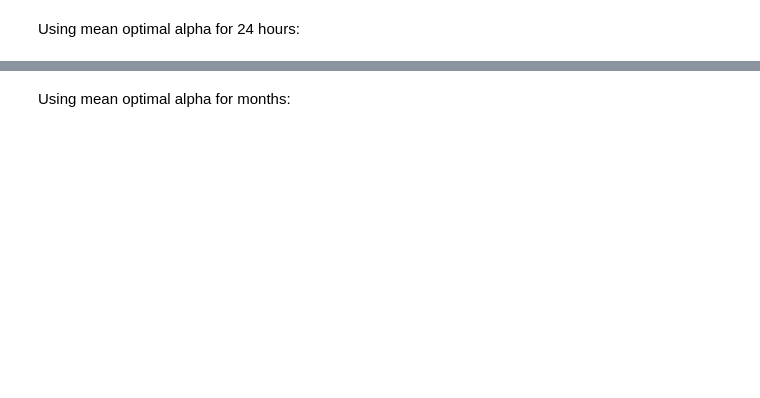
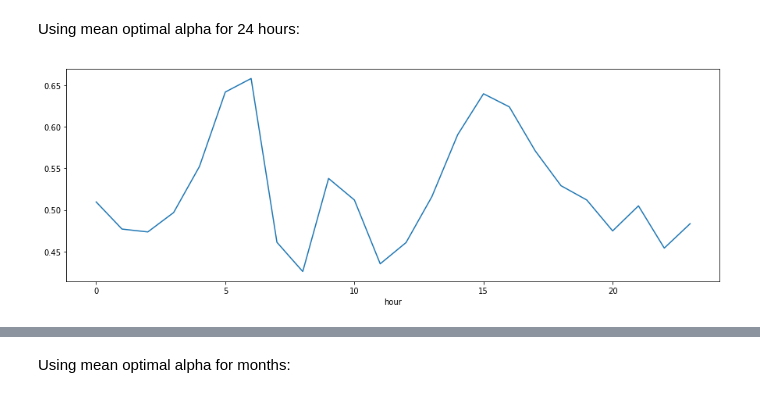
Before and after one commit to lucasblt/ren-elec-markets, a Jupyter notebook: assignment2/assignment2.ipynb, the cells around one changed output, grey strips where cells are left out. Saved outputs shown, nothing was run; the diff lists cells and outputs as text; code cells hidden in the pictures; blank space fills up the shorter version.

```diff
--- a/assignment2/assignment2.ipynb
+++ b/assignment2/assignment2.ipynb
@@ -223,9 +247,9 @@ strategy2_ratio
 # %% [markdown]
 ## Strategy 3 - Probabilistic
 # %%
-alpha2016 = prices2016.drop(columns=['Up', 'Down', 'Balance'])
-alpha2016['pi+'] = (prices2016['DK1'] - prices2016['DK1_down'])
-alpha2016['pi-'] = (prices2016['DK1_up'] - prices2016['DK1'])
+alpha_hist = prices_hist.drop(columns=['Up', 'Down', 'Balance'])
+alpha_hist['pi+'] = (prices_hist['DK1'] - prices_hist['DK1_down'])
+alpha_hist['pi-'] = (prices_hist['DK1_up'] - prices_hist['DK1'])
 # %% [markdown]
 Using mean optimal alpha of the year:
 # %%
@@ -253,11 +298,13 @@ strategy3_ratio
 # %% [markdown]
 Using mean optimal alpha for 24 hours:
 # %%
-alpha_profile = alpha2016.groupby('hour').agg({"pi+": "mean", "pi-": "mean"})
+alpha_profile = alpha_hist.groupby('hour').agg({"pi+": "mean", "pi-": "mean"})
 alpha_profile['alpha'] = alpha_profile['pi+']/(alpha_profile['pi+']+alpha_profile['pi-'])
 alpha_profile['alpha'].plot(figsize=(15,5))
 alpha_list = alpha_profile['alpha'].values.tolist()
 alpha_hour = pd.Series(np.tile(alpha_list, 365))
+# %% [output]
+[figure, added]
 # %%
 strategy3b = pd.DataFrame()
 strategy3b = prices[prices.index.year == 2017]
```
Also changed, not shown: parts of 29 cells of this notebook.
